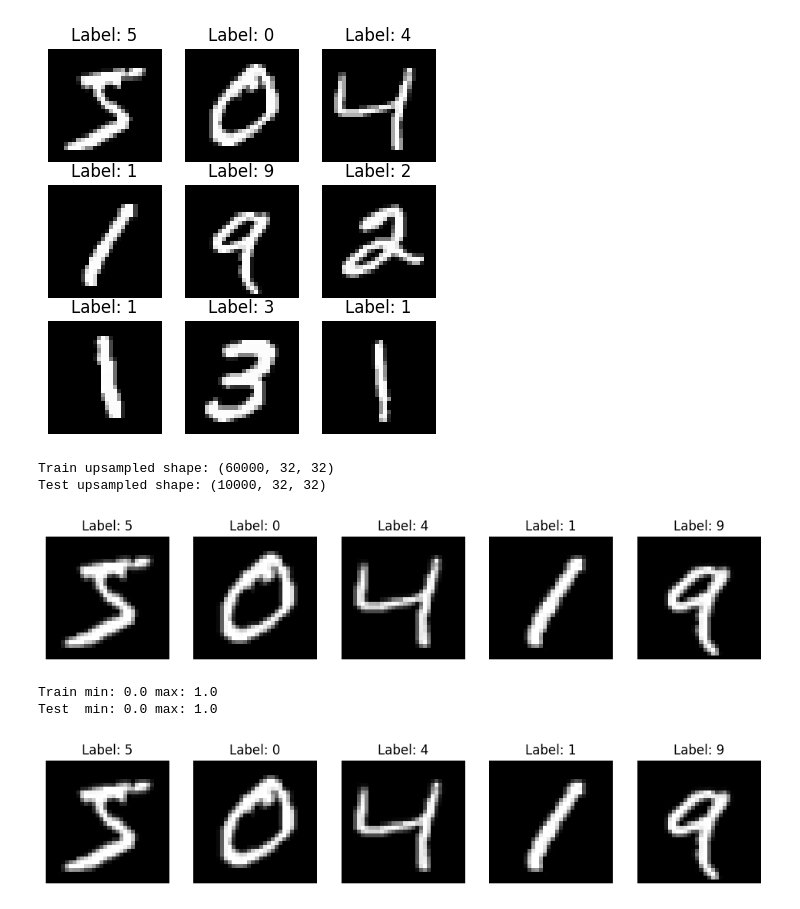
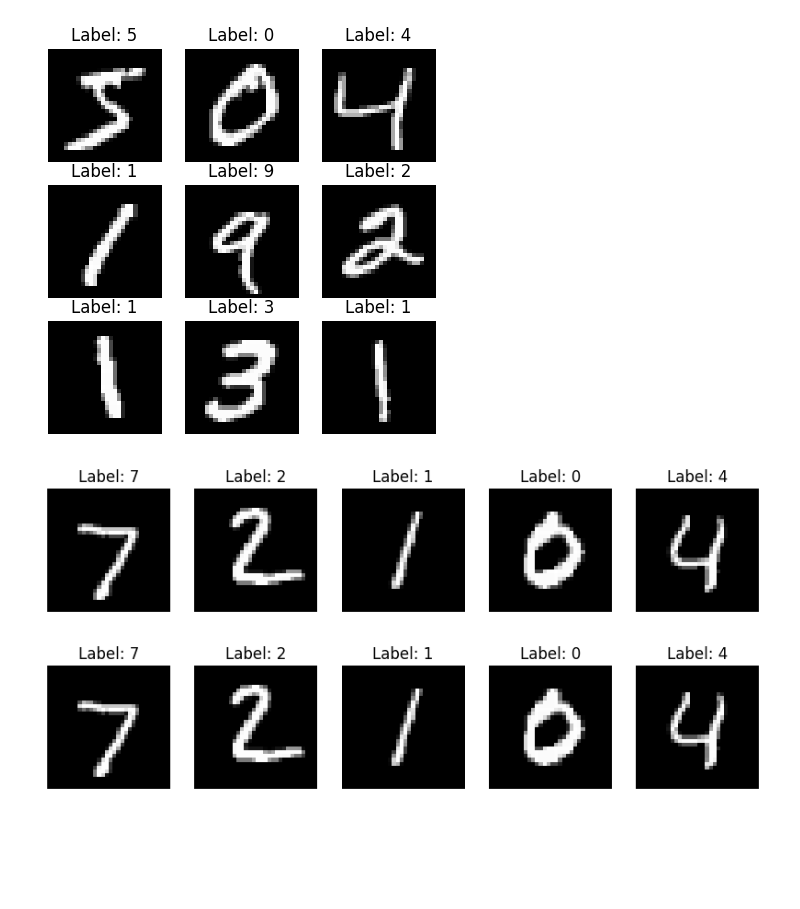
Before and after one commit to yudhead/Mesin-Learning, a Jupyter notebook: kuis_mensin_learning_1.ipynb, the cells around one changed output. Cells and saved outputs as stored; diff of their text form; code cells hidden in the pictures; blank space fills up the shorter version.

```diff
--- a/kuis_mensin_learning_1.ipynb
+++ b/kuis_mensin_learning_1.ipynb
@@ -261,54 +273,50 @@ plt.show()
 # %% [output]
 [figure]
 # %%
+#Soal 1
 import cv2
 
-#ukuran baru
-new_size = (32, 32)
+(_, _), (X_test, y_test) = mnist.load_data()
 
-# Buat array kosong untuk hasil upsampling
-X_train_up = np.zeros((X_train.shape[0], 32, 32), dtype=np.float32)
-X_test_up  = np.zeros((X_test.shape[0], 32, 32), dtype=np.float32)
+# Buat array kosong (10000, 32, 32)
+X_test_upsampled = np.zeros((X_test.shape[0], 32, 32))
 
-#Proses upsampling untuk seluruh data train & test
-for i in range(X_train.shape[0]):
-    X_train_up[i] = cv2.resize(X_train[i], new_size, interpolation=cv2.INTER_CUBIC)
+# Copy ke tengah (padding 2 piksel di setiap sisi)
+for i in range(X_test.shape[0]):
+    X_test_upsampled[i, 2:30, 2:30] = X_test[i]
 
-for i in range(X_test.shape[0]):
-    X_test_up[i] = cv2.resize(X_test[i], new_size, interpolation=cv2.INTER_CUBIC)
-
-print("Train upsampled shape:", X_train_up.shape)
-print("Test upsampled shape:", X_test_up.shape)
-
-#Visualisasi 5 sampel hasil upsampling
-plt.figure(figsize=(12,3))
+# Tampilkan 5 sampel hasil upsampling
+plt.figure(figsize=(10,2))
 for i in range(5):
     plt.subplot(1,5,i+1)
-    plt.imshow(X_train_up[i], cmap="gray")
-    plt.title(f"Label: {y_train[i]}")
+    plt.imshow(X_test_upsampled[i], cmap="gray")
+    plt.title(f"Label: {y_test[i]}")
     plt.axis("off")
 plt.show()
 # %% [output]
-Train upsampled shape: (60000, 32, 32)
-Test upsampled shape: (10000, 32, 32)
-[figure, old version]
+[figure, new version]
 # %%
+#Soal 2
 # Normalisasi data train & test
-X_train_norm = X_train_up / 255.0
-X_test_norm  = X_test_up / 255.0
+(_, _), (X_test, y_test) = mnist.load_data()
 
-print("Train min:", X_train_norm.min(), "max:", X_train_norm.max())
-print("Test  min:", X_test_norm.min(),  "max:", X_test_norm.max())
+# Buat array kosong untuk menampung hasil upsampling (32x32)
+X_test_upsampled = np.zeros((X_test.shape[0], 32, 32))
 
-# Visualisasi contoh hasil normalisasi
-plt.figure(figsize=(12,3))
+# Copy ke tengah (padding 2 piksel di setiap sisi)
+for i in range(X_test.shape[0]):
+    X_test_upsampled[i, 2:30, 2:30] = X_test[i]
+
+# Normalisasi ke rentang 0 - 1
+X_test_upsampled = X_test_upsampled.astype("float32") / 255.0
+
+# Tampilkan 5 sampel hasil normalisasi
+plt.figure(figsize=(10,2))
 for i in range(5):
     plt.subplot(1,5,i+1)
-    plt.imshow(X_train_norm[i], cmap="gray")
-    plt.title(f"Label: {y_train[i]}")
+    plt.imshow(X_test_upsampled[i], cmap="gray")
+    plt.title(f"Label: {y_test[i]}")
     plt.axis("off")
 plt.show()
 # %% [output]
-Train min: 0.0 max: 1.0
-Test  min: 0.0 max: 1.0
-[figure, old version]
+[figure, new version]
```
Also changed, not shown: parts of 15 cells of this notebook.
